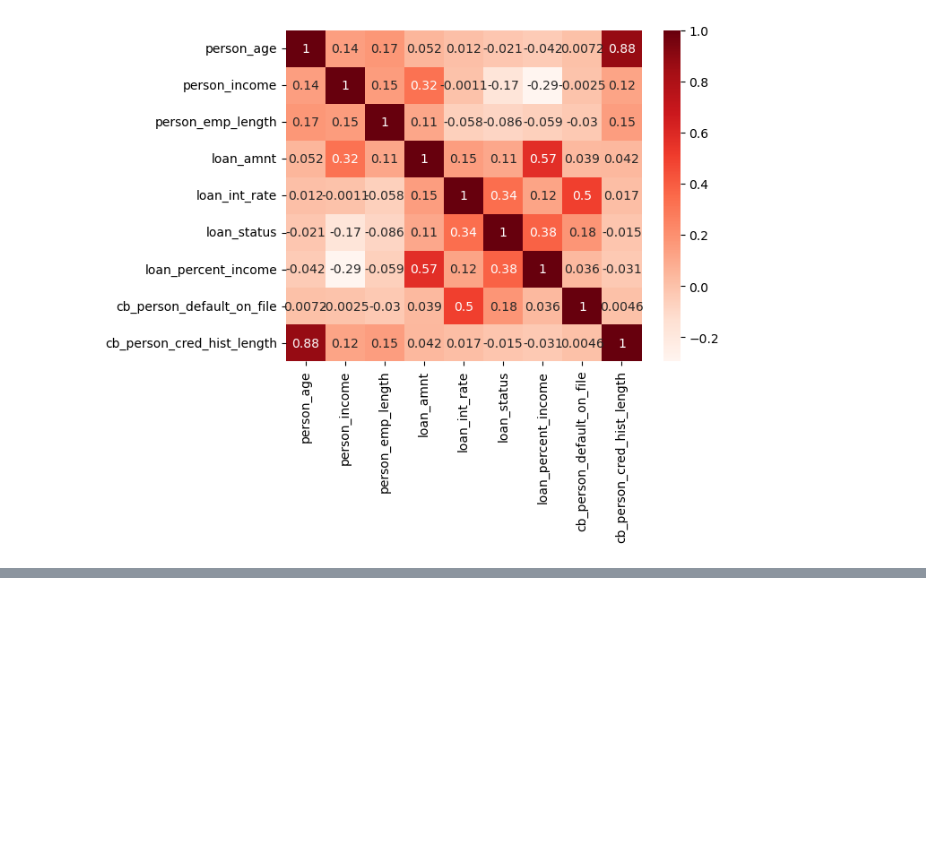
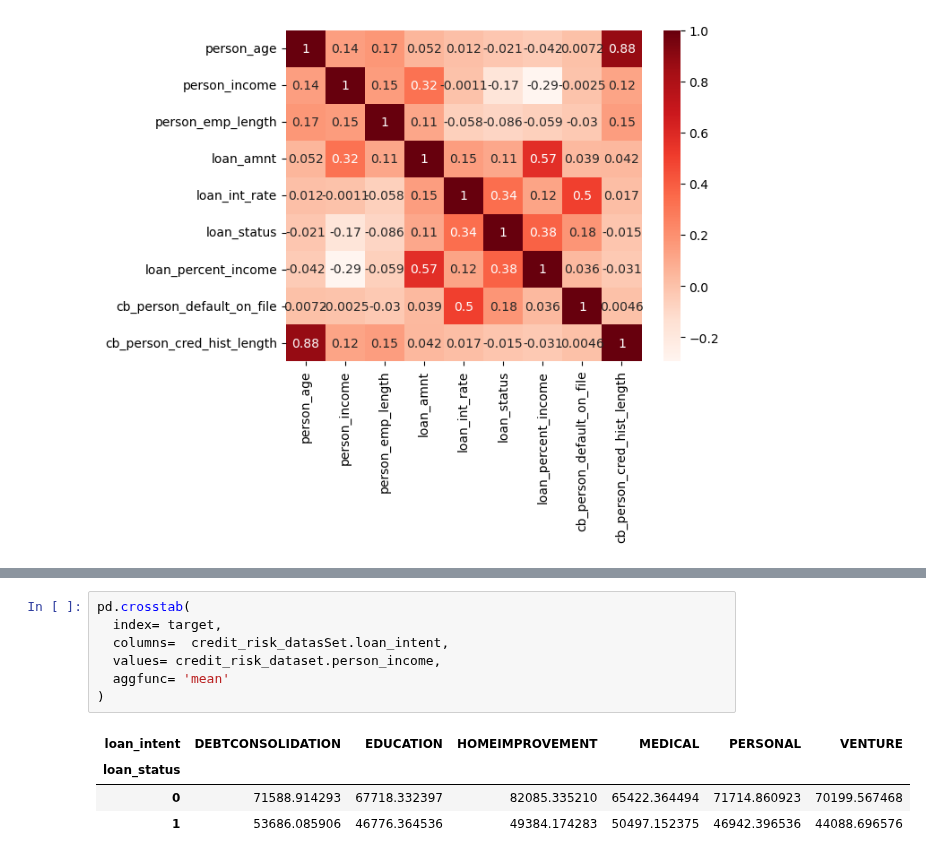
Before and after one commit to BillyBrothers/credit-risk-modeling, a Jupyter notebook: notebooks/EDA.ipynb, the cells around one changed output, grey strips where cells are left out. Drawn from its saved outputs; the diff is of its cells as text; blank space fills up the shorter version.

```diff
--- a/notebooks/EDA.ipynb
+++ b/notebooks/EDA.ipynb
@@ -510,0 +512,12 @@ pd.crosstab(
+# %%
+pd.crosstab(
+  index= target,
+  columns=  credit_risk_datasSet.loan_intent,
+  values= credit_risk_dataset.person_income,
+  aggfunc= 'mean'
+)
+# %% [output]
+| loan_intent | DEBTCONSOLIDATION | EDUCATION | HOMEIMPROVEMENT | MEDICAL | PERSONAL | VENTURE |
+| loan_status |  |  |  |  |  |  |
+| 0 | 71588.914293 | 67718.332397 | 82085.335210 | 65422.364494 | 71714.860923 | 70199.567468 |
+| 1 | 53686.085906 | 46776.364536 | 49384.174283 | 50497.152375 | 46942.396536 | 44088.696576 |
```
Also changed, not shown: parts of 2 cells of this notebook.
